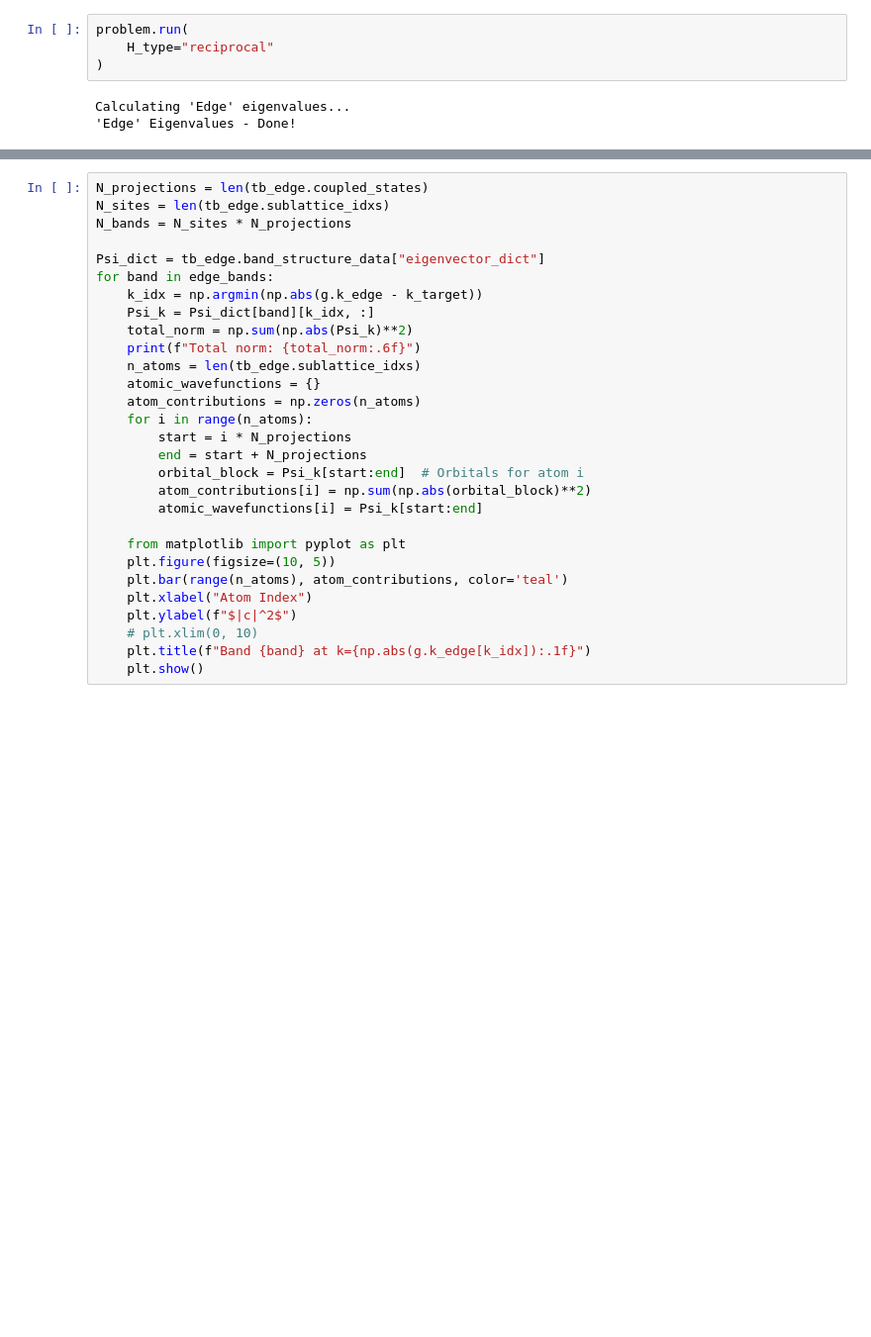
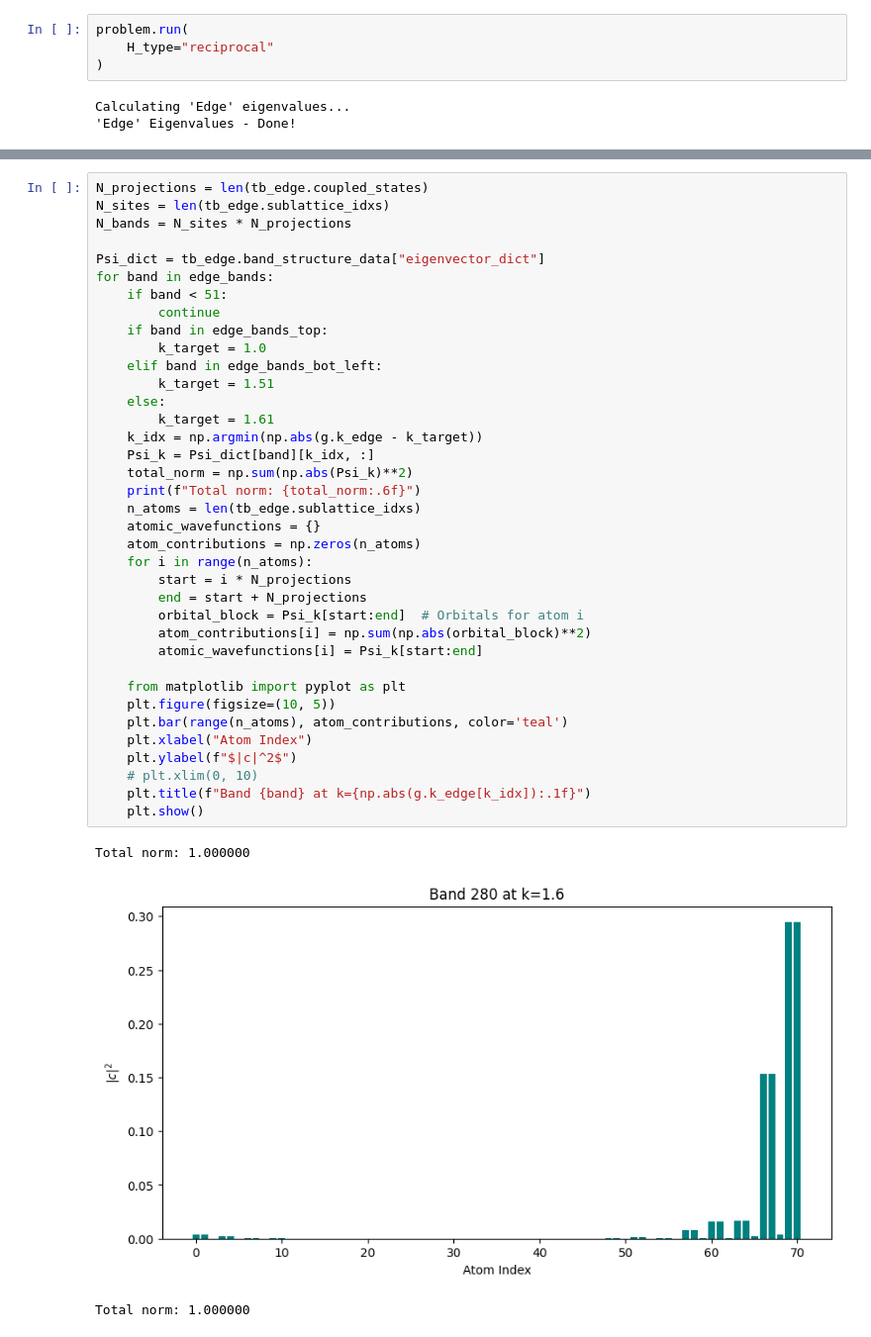
Before and after one commit to JaviLGPKE/topological_insulator, a Jupyter notebook: notebooks/project/group_IV/kagome/multi_orbital_edge_SOC.ipynb, the cells around one changed output, grey strips where cells are left out. Shown: that part at 99% size. Drawn from its saved outputs; the diff is of its cells as text; blank space fills up the shorter version.

```diff
--- a/notebooks/project/group_IV/kagome/multi_orbital_edge_SOC.ipynb
+++ b/notebooks/project/group_IV/kagome/multi_orbital_edge_SOC.ipynb
@@ -79,29 +95,41 @@ tb_edge.plot_dispersion(g, edge_bands=edge_bands, x_max=3.5, x_min=0)
 # %%
 N_projections = len(tb_edge.coupled_states)
 N_sites = len(tb_edge.sublattice_idxs)
 N_bands = N_sites * N_projections
 
 Psi_dict = tb_edge.band_structure_data["eigenvector_dict"]
 for band in edge_bands:
+    if band < 51:
+        continue
+    if band in edge_bands_top:
+        k_target = 1.0
+    elif band in edge_bands_bot_left:
+        k_target = 1.51
+    else:
+        k_target = 1.61
     k_idx = np.argmin(np.abs(g.k_edge - k_target))
     Psi_k = Psi_dict[band][k_idx, :]
     total_norm = np.sum(np.abs(Psi_k)**2)
     print(f"Total norm: {total_norm:.6f}")
     n_atoms = len(tb_edge.sublattice_idxs)
     atomic_wavefunctions = {}
     atom_contributions = np.zeros(n_atoms)
     for i in range(n_atoms):
         start = i * N_projections
         end = start + N_projections
         orbital_block = Psi_k[start:end]  # Orbitals for atom i
         atom_contributions[i] = np.sum(np.abs(orbital_block)**2)
         atomic_wavefunctions[i] = Psi_k[start:end]
 
     from matplotlib import pyplot as plt
     plt.figure(figsize=(10, 5))
     plt.bar(range(n_atoms), atom_contributions, color='teal')
     plt.xlabel("Atom Index")
     plt.ylabel(f"$|c|^2$")
     # plt.xlim(0, 10)
     plt.title(f"Band {band} at k={np.abs(g.k_edge[k_idx]):.1f}")
     plt.show()
+# %% [output]
+Total norm: 1.000000
+[figure, added]
+Total norm: 1.000000
```
Also changed, not shown: parts of 11 cells of this notebook, 6 other files.
